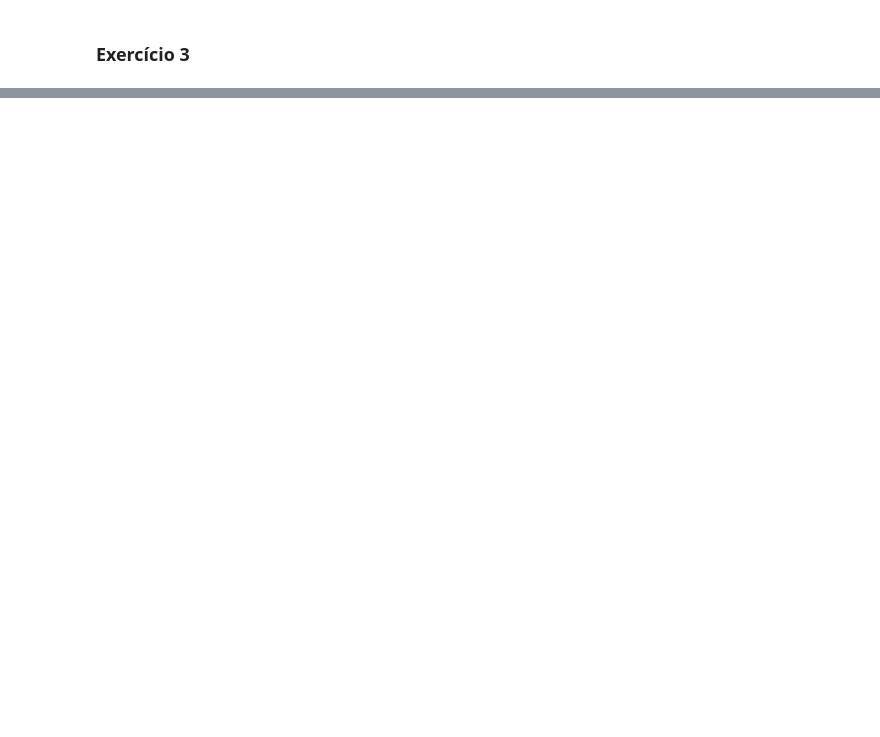
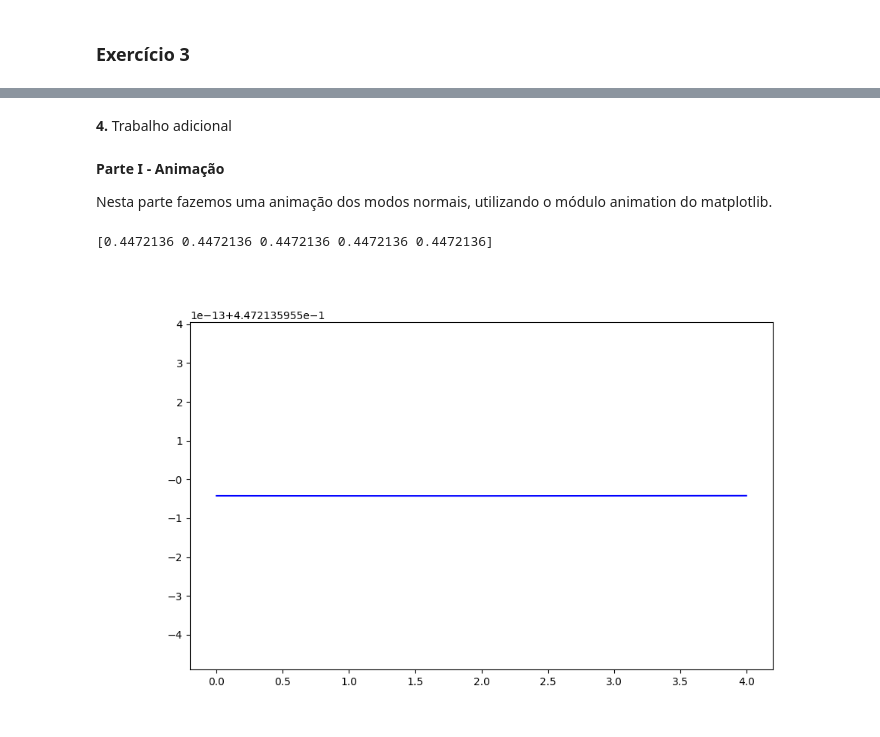
Before and after one commit to RafaelFernandesIST/FC_Grupo22, a Jupyter notebook: Projeto_2/projeto_2.ipynb, the cells around one changed output, grey strips where cells are left out. Drawn from its saved outputs; the diff is of its cells as text; code cells hidden in the pictures; blank space fills up the shorter version.

Commit message:
Animação básica

```diff
--- a/Projeto_2/projeto_2.ipynb
+++ b/Projeto_2/projeto_2.ipynb
@@ -317,0 +319,31 @@ plot_modes_displacements(N_masses, t, x_funcs, "Combinação de Modos Normais")
+# %% [markdown]
+**4.** Trabalho adicional
+# %% [markdown]
+**Parte I - Animação**
+
+Nesta parte fazemos uma animação dos modos normais, utilizando o módulo animation do matplotlib.
+# %%
+import matplotlib.animation as animation
+
+fig = plt.figure(figsize=(10,6))
+
+omega = modes[0][0]
+eta = modes[0][1]
+v0 = np.zeros(5)
+line = plt.plot(eta, 'b-')[0]
+
+print(eta)
+
+t, pos, _, _ = osc.solve_coupled_system_linear(eta, v0)
+
+def update(frame):
+    # update the line plot:
+    line.set_ydata(pos[2*frame-1,-5:])
+    return line
+
+
+ani = animation.FuncAnimation(fig=fig, func=update, frames=40, interval=30)
+plt.show()
+# %% [output]
+[0.4472136 0.4472136 0.4472136 0.4472136 0.4472136]
+[figure, added]
```
Also changed, not shown: parts of 4 cells of this notebook.
